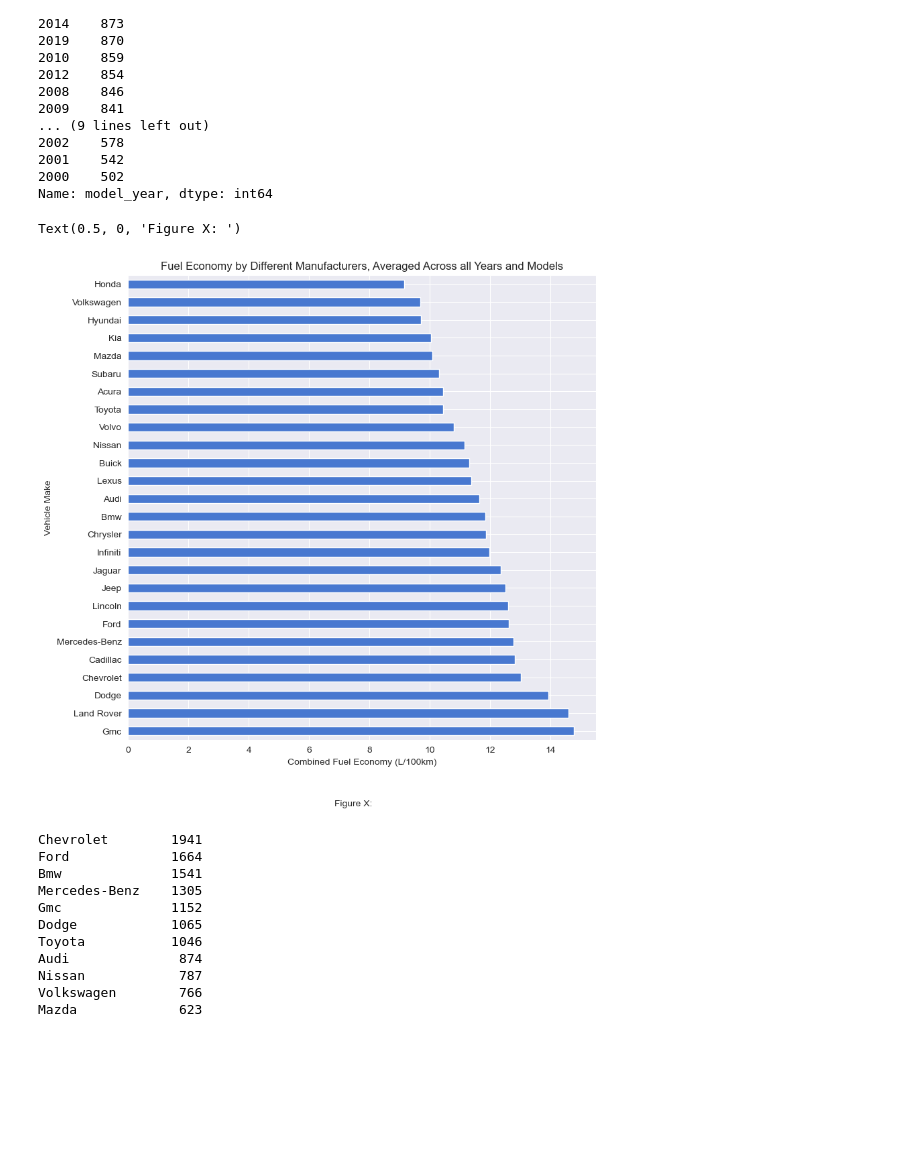
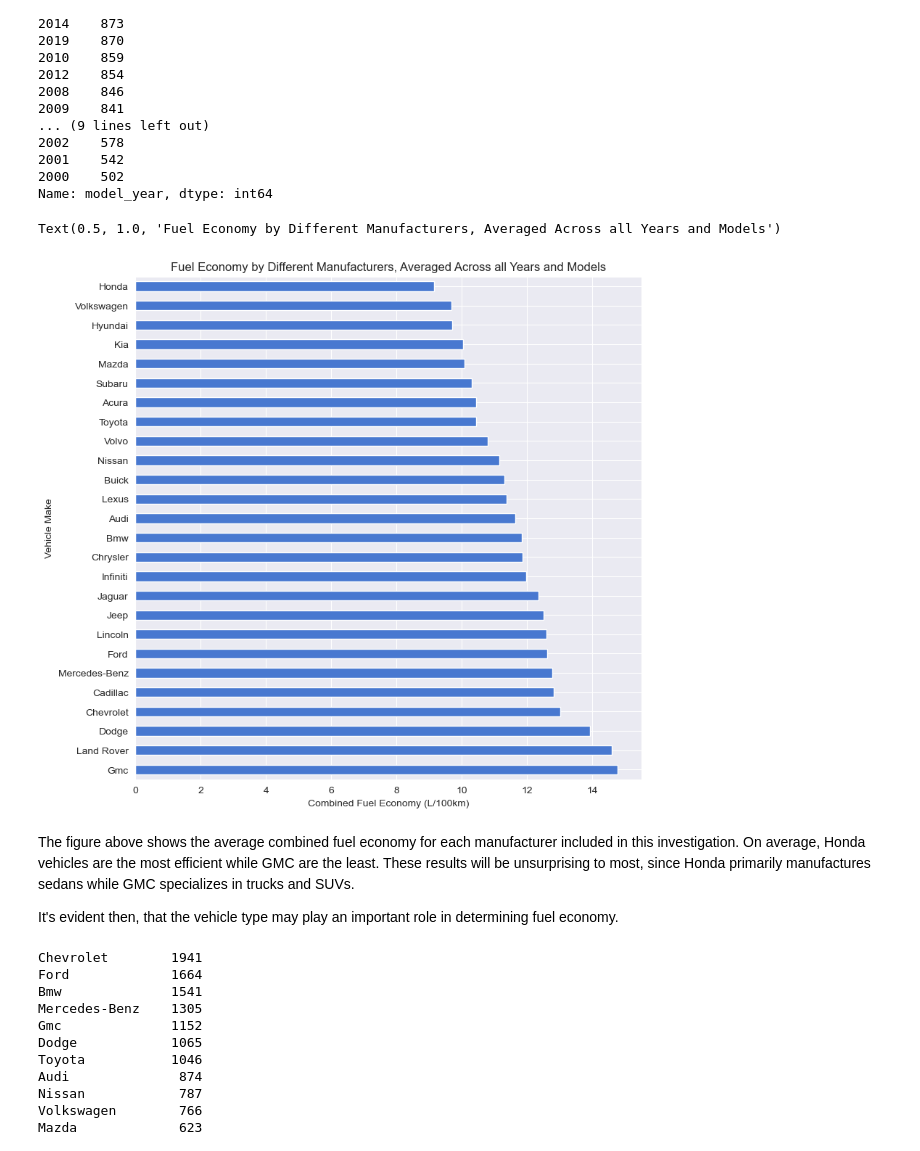
Before and after one commit to alexproskiw/Fuel-Efficiency-of-Canadian-Vehicles-Trends-and-Predictions, a Jupyter notebook: ECON323 Final Project.ipynb, the cells around one changed output. Cells and saved outputs as stored; diff of their text form; code cells hidden in the pictures; blank space fills up the shorter version.

```diff
--- a/ECON323 Final Project.ipynb
+++ b/ECON323 Final Project.ipynb
@@ -86,7 +86,7 @@ col_names = ["model_year", "make", "model", "vehicle_class", "engine_size_L", "c
              "fuel_type", "city_fuel_cons", "hwy_fuel_cons", "comb_lpkm", "comb_mpg", "co2_emissions",
              "co2_rating","smog_rating"]
 
-for dataset in list_of_fuel_data:
+for i, dataset in enumerate(list_of_fuel_data):
     # drop rows of entirely NaN, then cols of entirely Nan, then rows with some NaN
     # there was ~50 rows at the bottom with text explaining the data, hence the need for the last drop
     dataset = dataset.dropna(axis=0, how='all').dropna(axis=1, how='all').dropna(axis=0)
@@ -98,12 +98,13 @@ for dataset in list_of_fuel_data:
             dataset.columns = col_names[:-1]
         except ValueError:
             dataset.columns = col_names[:-2]
+    list_of_fuel_data[i] = dataset
 
-full_dataset = pd.concat([cleaner_fuel_cons_2023, cleaner_fuel_cons_2022, cleaner_fuel_cons_2021,
-                          cleaner_fuel_cons_2020, cleaner_fuel_cons_2019, cleaner_fuel_cons_2018,
-                          cleaner_fuel_cons_2017, cleaner_fuel_cons_2016, cleaner_fuel_cons_2015,
-                          cleaner_fuel_cons_2010_2014, cleaner_fuel_cons_2005_2009,
-                          cleaner_fuel_cons_2000_2004], axis=0)
+full_dataset = pd.DataFrame()
+
+for dataset in list_of_fuel_data:
+    full_dataset = pd.concat([full_dataset, dataset], axis=0)
+
 full_dataset.reset_index(drop=True, inplace=True)
 
 # drop city and highway fuel consumption as combined fuel consumption represents their weighted average
@@ -319,16 +336,22 @@ full_dataset["model_year"].value_counts()
 2000    502
 Name: model_year, dtype: int64
 # %%
-fuel_economy_by_year_and_make = full_dataset.pivot_table(index="model_year", columns="make", values="comb_lpkm", aggfunc="mean")
+fuel_economy_by_year_and_make = full_dataset.pivot_table(index="model_year",
+                                                         columns="make",
+                                                         values="comb_lpkm",
+                                                         aggfunc="mean")
 
 ax = fuel_economy_by_year_and_make.mean().sort_values(ascending=False).plot(kind="barh", figsize=(9, 9))
 ax.set_ylabel("Vehicle Make")
 ax.set_xlabel("Combined Fuel Economy (L/100km)")
 ax.set_title("Fuel Economy by Different Manufacturers, Averaged Across all Years and Models")
-plt.figtext(0.5, 0, "Figure X: ", ha="center", fontsize=10)
 # %% [output]
-Text(0.5, 0, 'Figure X: ')
+Text(0.5, 1.0, 'Fuel Economy by Different Manufacturers, Averaged Across all Years and Models')
-[figure, old version]
+[figure, new version]
+# %% [markdown]
+The figure above shows the average combined fuel economy for each manufacturer included in this investigation. On average, Honda vehicles are the most efficient while GMC are the least. These results will be unsurprising to most, since Honda primarily manufactures sedans while GMC specializes in trucks and SUVs.
+
+It's evident then, that the vehicle type may play an important role in determining fuel economy.
 # %%
 # how many of each make?
 full_dataset["make"].value_counts()
```
Also changed, not shown: parts of 33 cells of this notebook, 1 other file.
